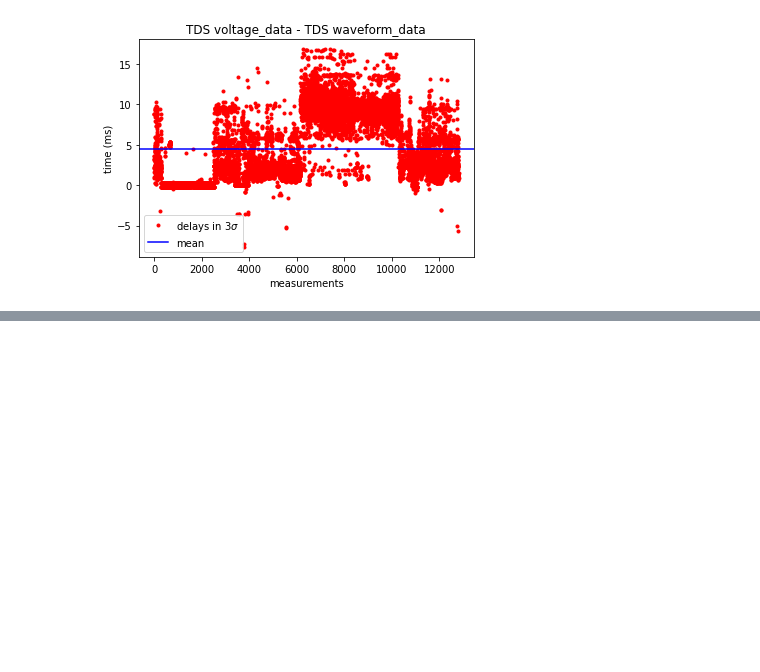
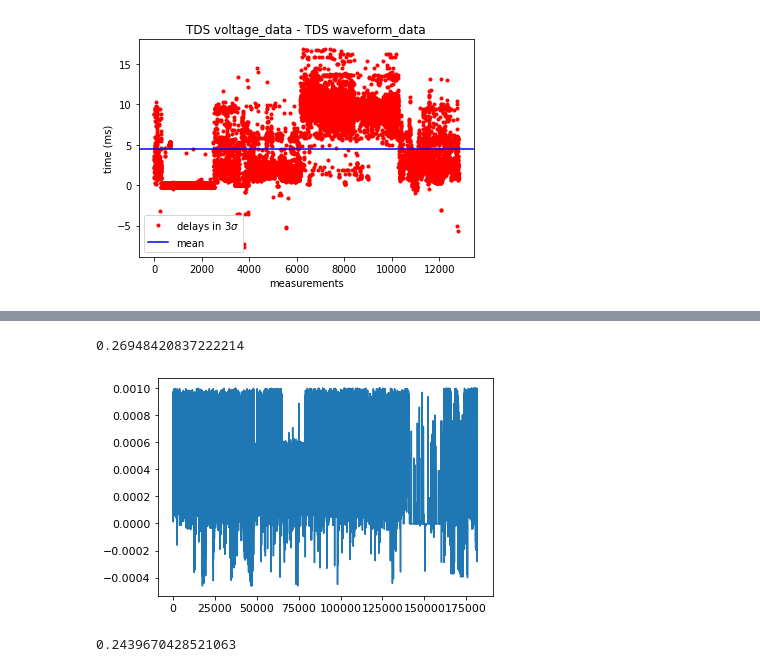
Before and after one commit to formanet415/tds-lfr_calibration, a Jupyter notebook: UPF_test2.ipynb, the cells around one changed output, grey strips where cells are left out. Cells and saved outputs as stored; diff of their text form; code cells hidden in the pictures; blank space fills up the shorter version.

```diff
--- a/UPF_test2.ipynb
+++ b/UPF_test2.ipynb
@@ -577,0 +573,10 @@ binom(10,10,9.5e-2)
+# %%
+plt.plot(threesigma)
+1e3*np.mean(threesigma)
+# %% [output]
+0.26948420837222214
+[figure, added]
+# %%
+1e3*np.std(threesigma,ddof=1)
+# %% [output]
+0.2439670428521063
```
Also changed, not shown: parts of 38 cells of this notebook, 8 other files.
